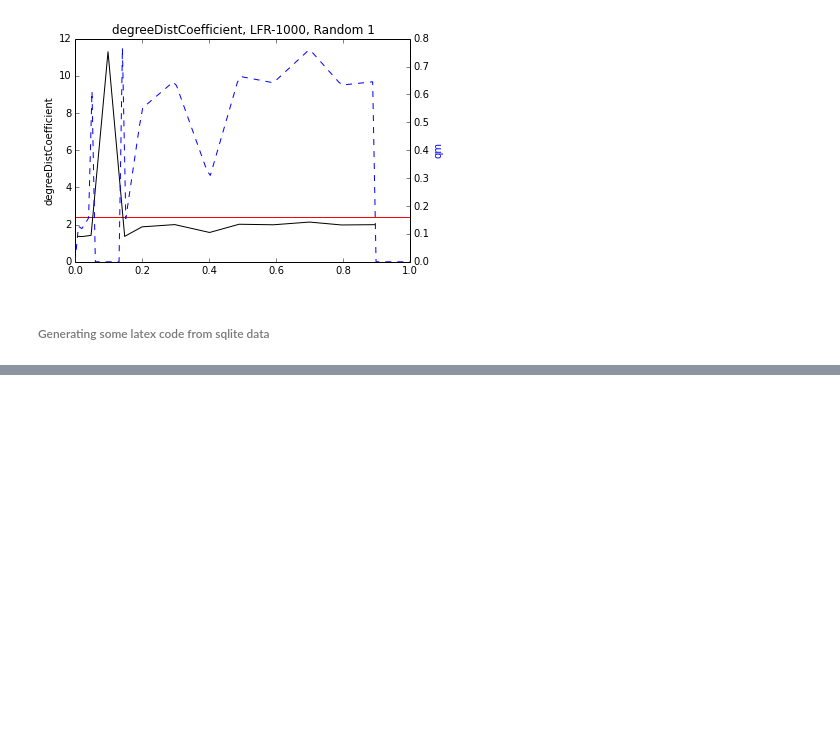
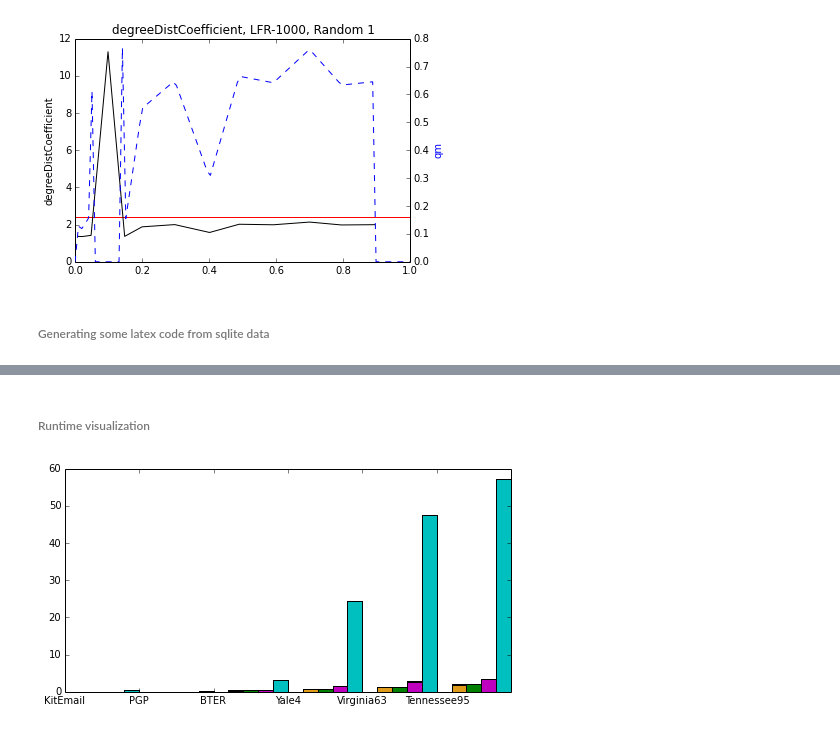
Before and after one commit to kit-parco/networkit-hyperbolic-kd, a Jupyter notebook: Doc/Notebooks/BackboneStatistics.ipynb, the cells around one changed output, grey strips where cells are left out. Cells and saved outputs as stored; diff of their text form; code cells hidden in the pictures; blank space fills up the shorter version.

Commit message:
Backbone statistics: first runtime visualizations, 3dplot experiments
--HG--
branch : sparsification

```diff
--- a/Doc/Notebooks/BackboneStatistics.ipynb
+++ b/Doc/Notebooks/BackboneStatistics.ipynb
@@ -613,0 +624,5 @@ iFormat(0.32392321312)
+# %% [markdown]
+###### Runtime visualization
+# %%
+conn = sqlite3.connect('../../scripts/BackboneEvaluation/output/backbones_c11_runtimes.db')
+c = conn.cursor()
@@ -613,0 +682,5 @@ iFormat(0.32392321312)
+# %%
+runtimePlot(['KitEmail', 'PGP', 'BTER', 'Yale4', 'Virginia63', 'Tennessee95'],
+            ['Random 1', 'Simmelian Multiscale', 'Local Similarity', 'Simmelian Parametric', 'Simmelian NonParametric'], 3)
+# %% [output]
+[figure, added]
```
Also changed, not shown: parts of 12 cells of this notebook.
